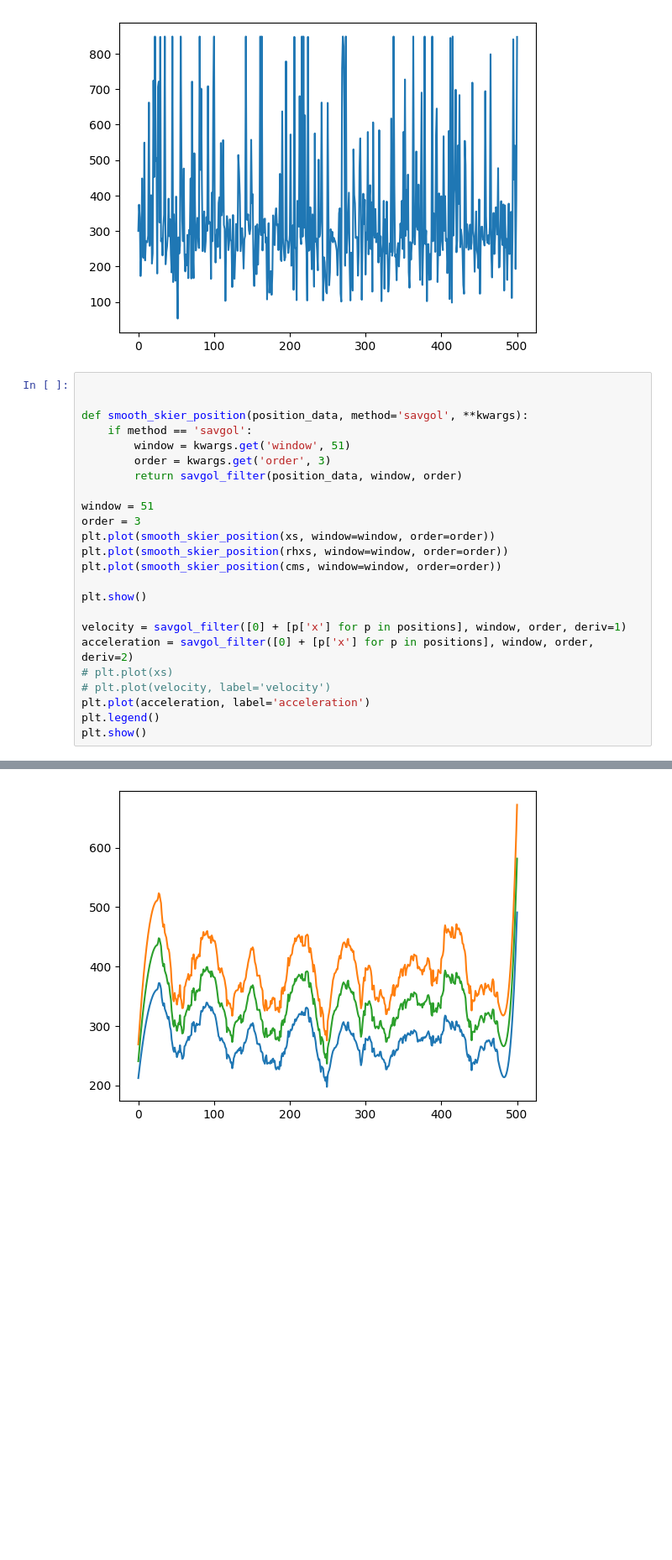
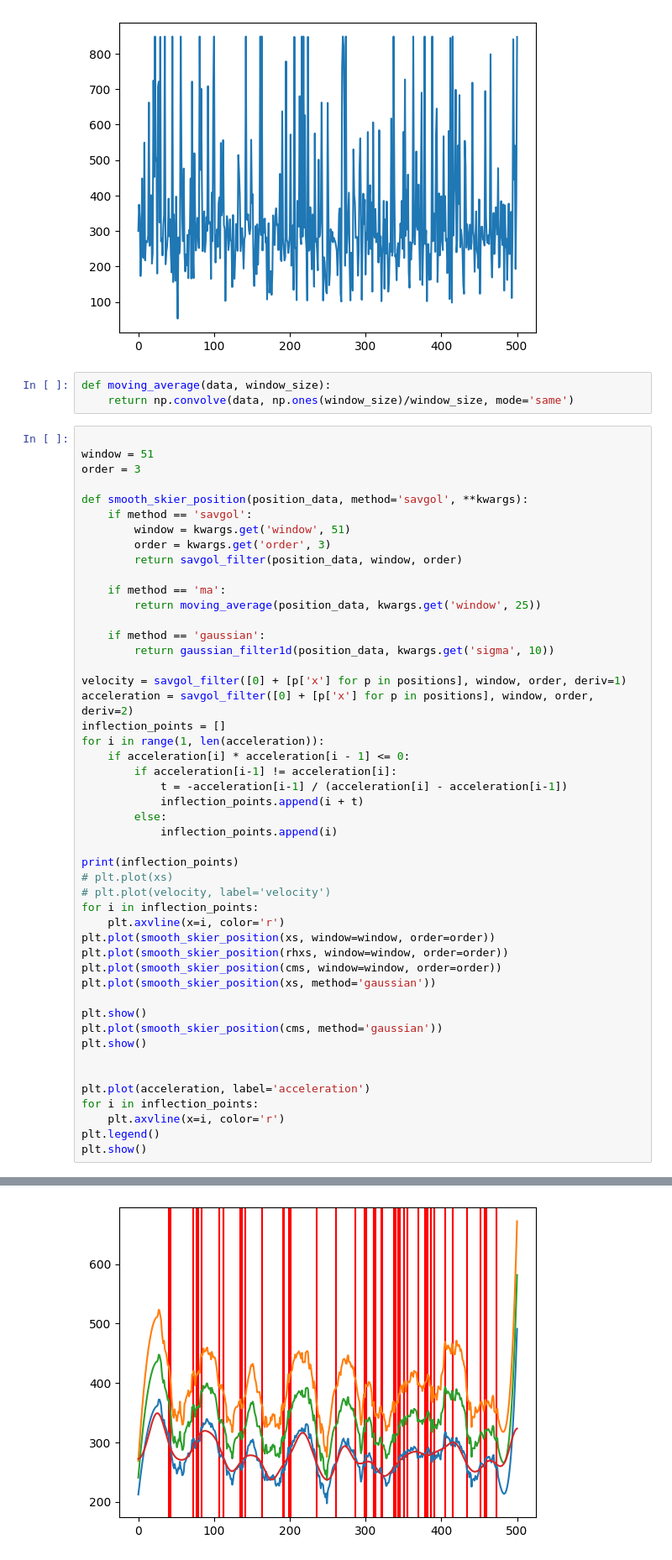
Before and after one commit to EvanChisholm1/trace-yolo, a Jupyter notebook: plt.ipynb, the cells around one changed output, grey strips where cells are left out. Shown: that part at 84% size. Cells and saved outputs as stored; diff of their text form; blank space fills up the shorter version.

```diff
--- a/plt.ipynb
+++ b/plt.ipynb
@@ -20,8 +22,13 @@ plt.plot(cms)
 # %% [output]
 [<matplotlib.lines.Line2D at 0x...>]
 [figure]
+# %%
+def moving_average(data, window_size):
+    return np.convolve(data, np.ones(window_size)/window_size, mode='same')
 # %%
 
+window = 51
+order = 3
 
 def smooth_skier_position(position_data, method='savgol', **kwargs):
     if method == 'savgol':
@@ -29,19 +36,41 @@ def smooth_skier_position(position_data, method='savgol', **kwargs):
         order = kwargs.get('order', 3)
         return savgol_filter(position_data, window, order)
 
-window = 51
-order = 3
+    if method == 'ma':
+        return moving_average(position_data, kwargs.get('window', 25))
+
+    if method == 'gaussian':
+        return gaussian_filter1d(position_data, kwargs.get('sigma', 10))
+
+velocity = savgol_filter([0] + [p['x'] for p in positions], window, order, deriv=1)
+acceleration = savgol_filter([0] + [p['x'] for p in positions], window, order, deriv=2)
+inflection_points = []
+for i in range(1, len(acceleration)):
+    if acceleration[i] * acceleration[i - 1] <= 0:
+        if acceleration[i-1] != acceleration[i]:
+            t = -acceleration[i-1] / (acceleration[i] - acceleration[i-1])
+            inflection_points.append(i + t)
+        else:
+            inflection_points.append(i)
+
+print(inflection_points)
+# plt.plot(xs)
+# plt.plot(velocity, label='velocity')
+for i in inflection_points:
+    plt.axvline(x=i, color='r')
 plt.plot(smooth_skier_position(xs, window=window, order=order))
 plt.plot(smooth_skier_position(rhxs, window=window, order=order))
 plt.plot(smooth_skier_position(cms, window=window, order=order))
+plt.plot(smooth_skier_position(xs, method='gaussian'))
 
 plt.show()
+plt.plot(smooth_skier_position(cms, method='gaussian'))
+plt.show()
 
-velocity = savgol_filter([0] + [p['x'] for p in positions], window, order, deriv=1)
-acceleration = savgol_filter([0] + [p['x'] for p in positions], window, order, deriv=2)
-# plt.plot(xs)
-# plt.plot(velocity, label='velocity')
+
 plt.plot(acceleration, label='acceleration')
+for i in inflection_points:
+    plt.axvline(x=i, color='r')
 plt.legend()
 plt.show()
 # %% [output]
@@ -48 +78 @@ plt.show()
-[figure, old version]
+[figure, new version]
```
Also changed, not shown: parts of 2 cells of this notebook.
